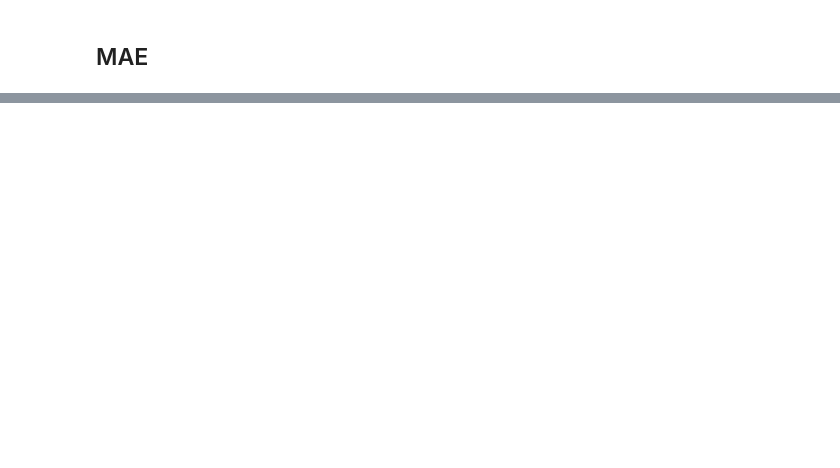
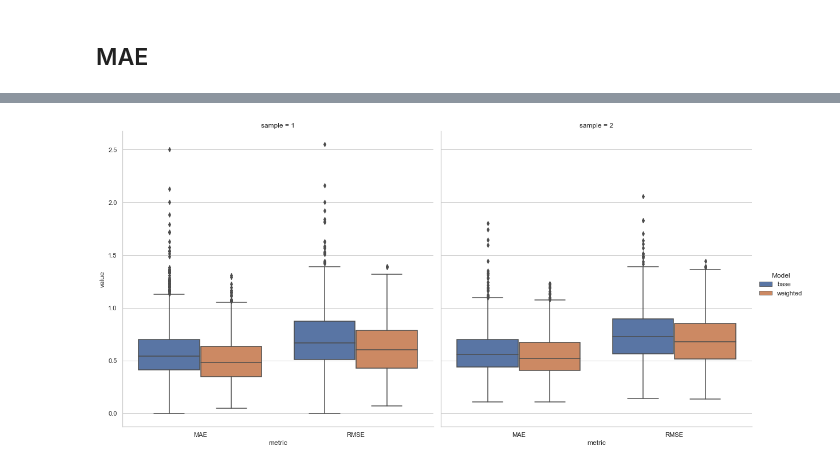
Before and after one commit to vvseva/recomend_hse, a Jupyter notebook: week4-hw/HomeWork1.ipynb, the cells around one changed output, grey strips where cells are left out. Cells and saved outputs as stored; diff of their text form; code cells hidden in the pictures; blank space fills up the shorter version.

```diff
--- a/week4-hw/HomeWork1.ipynb
+++ b/week4-hw/HomeWork1.ipynb
@@ -530,0 +617,6 @@ If we are comparing two recommendation models by mean MAE on all test users, it
+# %%
+df_errors_1['sample'] = 1
+df_errors['sample'] = 2
+# %%
+df_errors_all = pd.concat([df_errors_1, df_errors])
+df_errors_all
@@ -530,0 +637,7 @@ If we are comparing two recommendation models by mean MAE on all test users, it
+# %%
+g = sns.catplot(x="metric", y="value", hue="Model",
+                col="sample",
+                data=df_errors_all, kind="box",
+                height=8, aspect=1)
+# %% [output]
+[figure, added]
```
Also changed, not shown: parts of 24 cells of this notebook, 1 other file.
